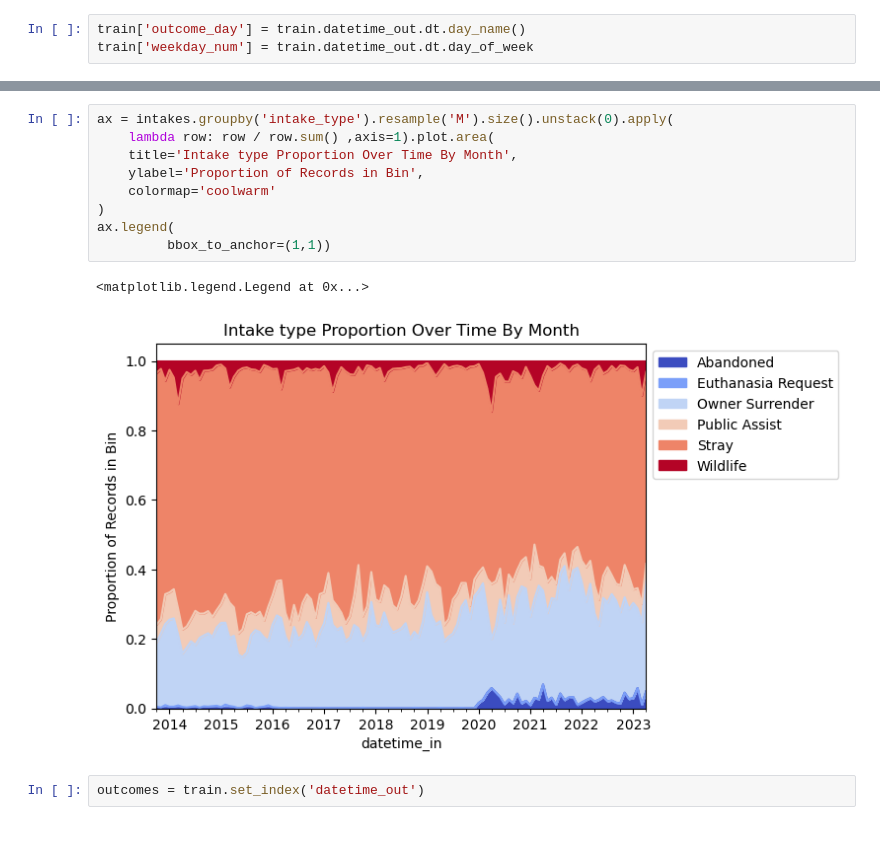
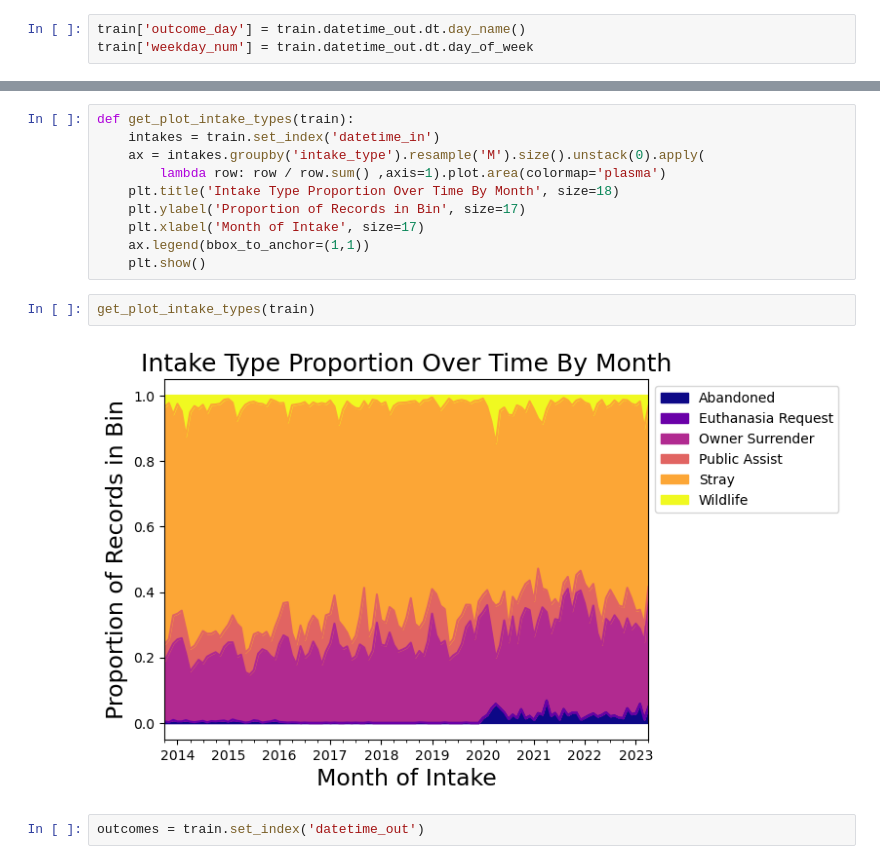
Before and after one commit to Adam-Harris87/animal-shelter-project, a Jupyter notebook: austin_animal_shelter_explore.ipynb, the cells around one changed output, grey strips where cells are left out. Drawn from its saved outputs; the diff is of its cells as text; blank space fills up the shorter version.

```diff
--- a/austin_animal_shelter_explore.ipynb
+++ b/austin_animal_shelter_explore.ipynb
@@ -802,15 +694,17 @@ intakes.groupby('intake_type').resample('M').size().unstack(0).apply(
 # %%
-ax = intakes.groupby('intake_type').resample('M').size().unstack(0).apply(
-    lambda row: row / row.sum() ,axis=1).plot.area(
-    title='Intake type Proportion Over Time By Month',
-    ylabel='Proportion of Records in Bin',
-    colormap='coolwarm'
-)
-ax.legend(
-         bbox_to_anchor=(1,1))
+def get_plot_intake_types(train):
+    intakes = train.set_index('datetime_in')
+    ax = intakes.groupby('intake_type').resample('M').size().unstack(0).apply(
+        lambda row: row / row.sum() ,axis=1).plot.area(colormap='plasma')
+    plt.title('Intake Type Proportion Over Time By Month', size=18)
+    plt.ylabel('Proportion of Records in Bin', size=17)
+    plt.xlabel('Month of Intake', size=17)
+    ax.legend(bbox_to_anchor=(1,1))
+    plt.show()
-# %% [output]
-<matplotlib.legend.Legend at 0x...>
-[figure, removed]
+# %%
+get_plot_intake_types(train)
+# %% [output]
+[figure, added]
 # %%
 outcomes = train.set_index('datetime_out')
 # %%
```
Also changed, not shown: parts of 48 cells of this notebook, 5 other files.
